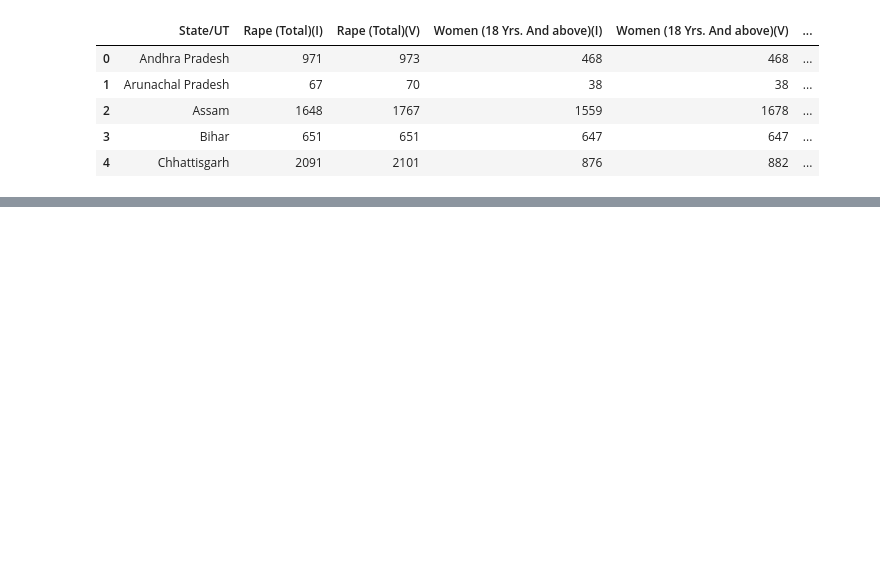
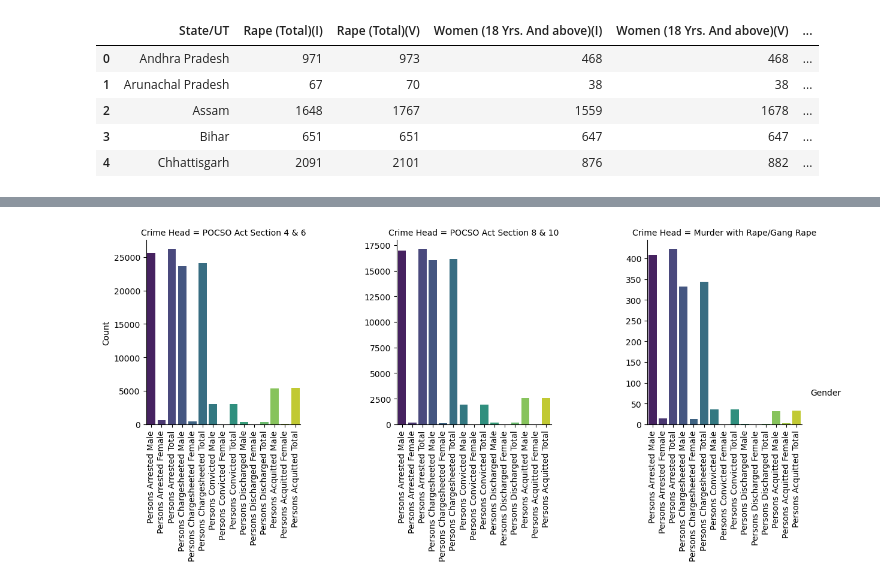
Before and after one commit to RajeevG187/Breaking-The-Scilence, a Jupyter notebook: DS250_project_EDA.ipynb, the cells around one changed output, grey strips where cells are left out. Saved outputs shown, nothing was run; the diff lists cells and outputs as text; code cells hidden in the pictures; blank space fills up the shorter version.

```diff
--- a/DS250_project_EDA.ipynb
+++ b/DS250_project_EDA.ipynb
@@ -101,0 +197,27 @@ Rapist_Victim_relation.head(5)
+# %%
+crime_head_categories = ["POCSO Act Section 4 & 6", "POCSO Act Section 8 & 10", "Murder with Rape/Gang Rape"]
+
+filtered_data = Disposal_CrimeHead_Wise_2018[Disposal_CrimeHead_Wise_2018['Crime Head'].isin(crime_head_categories)]
+
+# Melt the DataFrame to reshape it for plotting with FacetGrid
+melted_data = pd.melt(filtered_data, id_vars=['Crime Head'], var_name='Gender', value_name='Count')
+
+# Create a FacetGrid
+g = sns.FacetGrid(melted_data, col='Crime Head', col_wrap=3, height=4, sharey=False)
+
+# Plot the data
+g.map(sns.barplot, 'Gender', 'Count', hue_order=['Persons Arrested Male', 'Persons Arrested Female',
+                                                  'Persons Chargesheeted Male', 'Persons Chargesheeted Female',
+                                                  'Persons Convicted Male', 'Persons Convicted Female',
+                                                  'Persons Discharged Male', 'Persons Discharged Female',
+                                                  'Persons Acquitted Male', 'Persons Acquitted Female']
+                                                  , palette='viridis')
+
+# Customize the plot
+g.set_axis_labels("", "Count")
+g.add_legend(title="Gender")
+g.set_xticklabels(rotation=90)
+# Show the plot
+plt.show()
+# %% [output]
+[figure, added]
```
Also changed, not shown: parts of 15 cells of this notebook.
